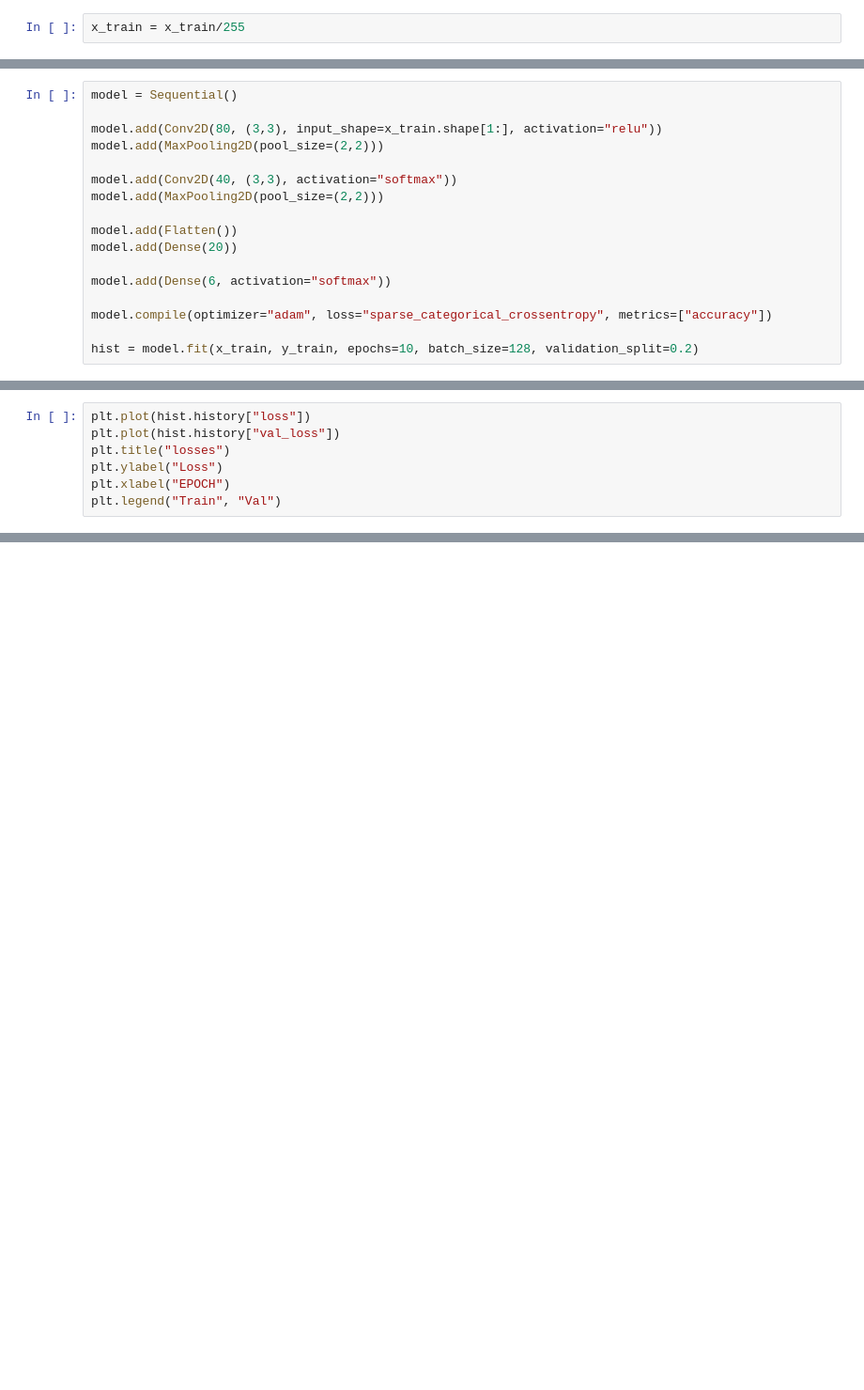
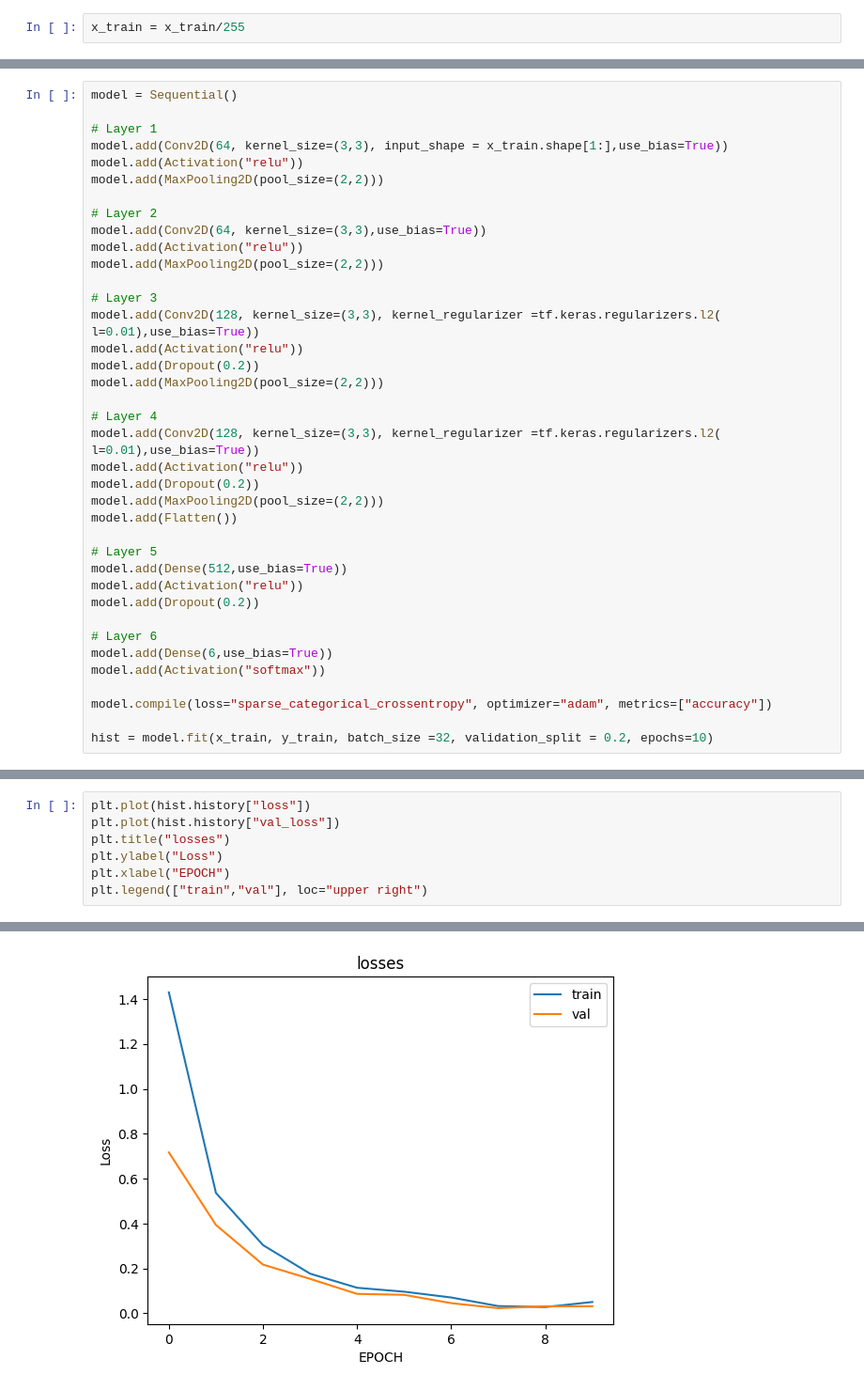
Before and after one commit to hosseinrezaie0/FingerdDrectionDetection, a Jupyter notebook: Project_CountDrectionDetection.ipynb, the cells around one changed output, grey strips where cells are left out. Shown: that part at 94% size. Saved outputs shown, nothing was run; the diff lists cells and outputs as text; blank space fills up the shorter version.

```diff
--- a/Project_CountDrectionDetection.ipynb
+++ b/Project_CountDrectionDetection.ipynb
@@ -148,19 +188,40 @@ x_train = x_train/255
 # %%
 model = Sequential()
 
-model.add(Conv2D(80, (3,3), input_shape=x_train.shape[1:], activation="relu"))
+# Layer 1
+model.add(Conv2D(64, kernel_size=(3,3), input_shape = x_train.shape[1:],use_bias=True))
+model.add(Activation("relu"))
 model.add(MaxPooling2D(pool_size=(2,2)))
 
-model.add(Conv2D(40, (3,3), activation="softmax"))
+# Layer 2
+model.add(Conv2D(64, kernel_size=(3,3),use_bias=True))
+model.add(Activation("relu"))
 model.add(MaxPooling2D(pool_size=(2,2)))
 
+# Layer 3
+model.add(Conv2D(128, kernel_size=(3,3), kernel_regularizer =tf.keras.regularizers.l2( l=0.01),use_bias=True))
+model.add(Activation("relu"))
+model.add(Dropout(0.2))
+model.add(MaxPooling2D(pool_size=(2,2)))
+
+# Layer 4
+model.add(Conv2D(128, kernel_size=(3,3), kernel_regularizer =tf.keras.regularizers.l2( l=0.01),use_bias=True))
+model.add(Activation("relu"))
+model.add(Dropout(0.2))
+model.add(MaxPooling2D(pool_size=(2,2)))
 model.add(Flatten())
-model.add(Dense(20))
 
-model.add(Dense(6, activation="softmax"))
+# Layer 5
+model.add(Dense(512,use_bias=True))
+model.add(Activation("relu"))
+model.add(Dropout(0.2))
 
-model.compile(optimizer="adam", loss="sparse_categorical_crossentropy", metrics=["accuracy"])
+# Layer 6
+model.add(Dense(6,use_bias=True))
+model.add(Activation("softmax"))
 
-hist = model.fit(x_train, y_train, epochs=10, batch_size=128, validation_split=0.2)
+model.compile(loss="sparse_categorical_crossentropy", optimizer="adam", metrics=["accuracy"])
+
+hist = model.fit(x_train, y_train, batch_size =32, validation_split = 0.2, epochs=10)
 # %% [output]
 Epoch 1/10
@@ -189,4 +250,5 @@ plt.plot(hist.history["val_loss"])
 plt.title("losses")
 plt.ylabel("Loss")
 plt.xlabel("EPOCH")
-plt.legend("Train", "Val")
+plt.legend(["train","val"], loc="upper right")
+# %% [output]
@@ -192,0 +256 @@ plt.legend("Train", "Val")
+[figure, added]
```
Also changed, not shown: parts of 24 cells of this notebook.
